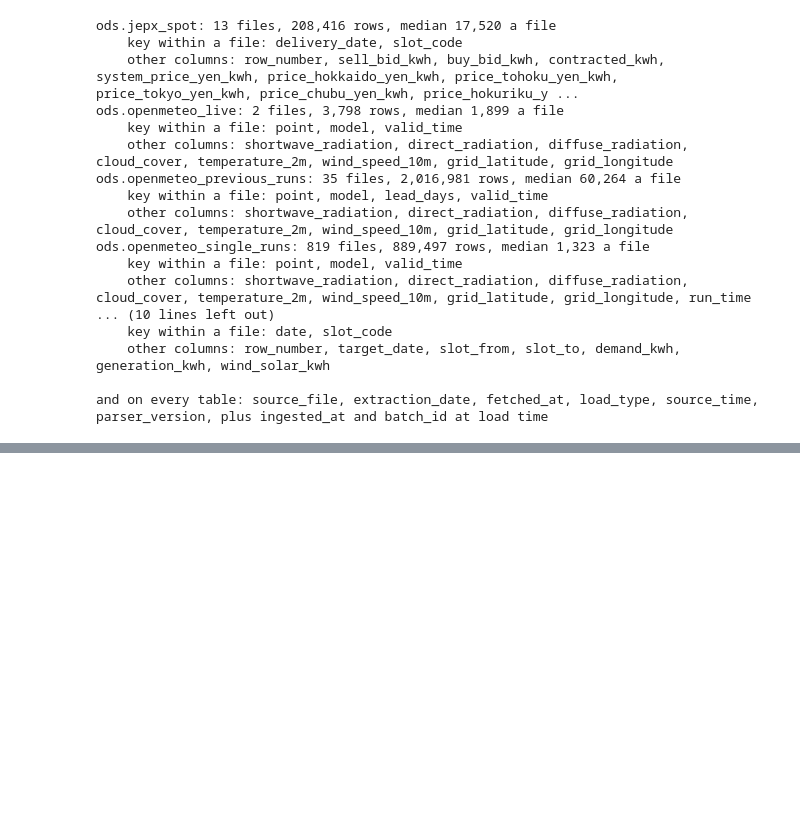
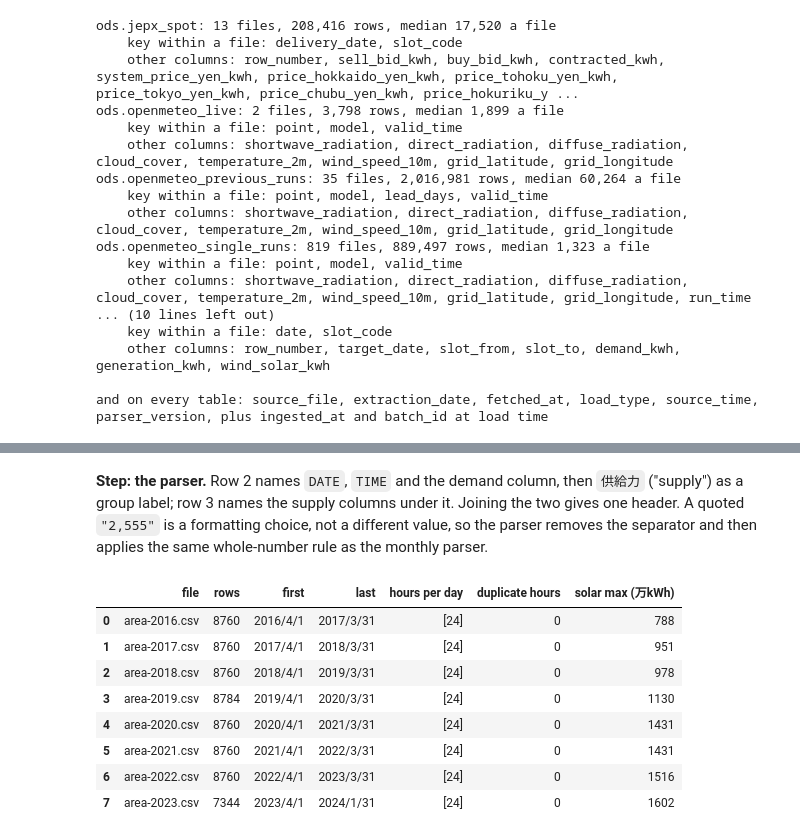
Before and after one commit to iahsanujunda/jtf, a Jupyter notebook: notebooks/02_raw_to_ods.ipynb, the cells around one changed output, grey strips where cells are left out. Drawn from its saved outputs; the diff is of its cells as text; code cells hidden in the pictures; blank space fills up the shorter version.

```diff
--- a/notebooks/02_raw_to_ods.ipynb
+++ b/notebooks/02_raw_to_ods.ipynb
@@ -1158,0 +1206,74 @@ In all, about 1 GB a year, inside BigQuery's free 10 GB of storage: the cost her
+# %% [markdown]
+**Step: the parser.** Row 2 names `DATE`, `TIME` and the demand column, then `供給力` ("supply") as a group label; row 3 names the supply columns under it. Joining the two gives one header. A quoted `"2,555"` is a formatting choice, not a different value, so the parser removes the separator and then applies the same whole-number rule as the monthly parser.
+# %%
+import csv
+
+YEARLY_UNIT_ROW = "単位[万kWh]"
+YEARLY_COLUMNS = {
+    "DATE": "date",
+    "TIME": "time",
+    "東京エリア需要": "area_demand",
+    "原子力": "nuclear",
+    "火力": "thermal",
+    "水力": "hydro",
+    "地熱": "geothermal",
+    "バイオマス": "biomass",
+    "太陽光発電実績": "solar",
+    "太陽光出力制御量": "solar_curtailed",
+    "風力発電実績": "wind",
+    "風力出力制御量": "wind_curtailed",
+    "揚水": "pumped_storage",
+    "連系線": "interconnectors",
+    "合計": "total",
+}
+YEARLY_MEASURES = [c for c in YEARLY_COLUMNS.values() if c not in ("date", "time")]
+
+
+def parse_tepco_actuals_yearly(path: str) -> pd.DataFrame:
+    lines = decode(read(path)).splitlines()
+    unit = lines[0].split(",")[0]
+    if unit != YEARLY_UNIT_ROW:
+        raise ValueError(f"unit row is {unit!r}")
+    top, below = next(csv.reader([lines[1]])), next(csv.reader([lines[2]]))
+    names = top[:3] + below[3:]  # the supply columns sit under 供給力 on row 3
+    unknown = sorted(set(names) - set(YEARLY_COLUMNS))
+    if unknown:
+        raise ValueError(f"no ASCII name for columns {unknown}")
+    rows = [r for r in csv.reader(lines[3:]) if any(v.strip() for v in r)]
+    df = pd.DataFrame([r[: len(names)] for r in rows], columns=names).rename(columns=YEARLY_COLUMNS)
+    df.insert(0, "row_number", range(1, len(df) + 1))
+    for column in YEARLY_MEASURES:
+        values = df[column].str.replace(",", "", regex=False).replace("", None)
+        odd = values.dropna()[~values.dropna().str.fullmatch(r"-?\d+")]
+        if len(odd):
+            raise ValueError(f"{column} has a value that is not a whole number: {odd.iloc[0]!r}")
+        df[column] = pd.to_numeric(values).astype("Int64")
+    return df.assign(**lineage(path, sidecar(path)))
+
+
+checks = []
+for path in yearly["path"]:
+    df = parse_tepco_actuals_yearly(path)
+    day = pd.to_datetime(df["date"], format="%Y/%m/%d")
+    checks.append(
+        {
+            "file": path.rsplit("_", 1)[-1],
+            "rows": len(df),
+            "first": df["date"].iloc[0],
+            "last": df["date"].iloc[-1],
+            "hours per day": sorted(day.value_counts().unique()),
+            "duplicate hours": int(df.duplicated(["date", "time"]).sum()),
+            "solar max (万kWh)": int(df["solar"].max()),
+        }
+    )
+pd.DataFrame(checks)
+# %% [output]
+|  | file | rows | first | last | hours per day | duplicate hours | solar max (万kWh) |
+| 0 | area-2016.csv | 8760 | 2016/4/1 | 2017/3/31 | [24] | 0 | 788 |
+| 1 | area-2017.csv | 8760 | 2017/4/1 | 2018/3/31 | [24] | 0 | 951 |
+| 2 | area-2018.csv | 8760 | 2018/4/1 | 2019/3/31 | [24] | 0 | 978 |
+| 3 | area-2019.csv | 8784 | 2019/4/1 | 2020/3/31 | [24] | 0 | 1130 |
+| 4 | area-2020.csv | 8760 | 2020/4/1 | 2021/3/31 | [24] | 0 | 1431 |
+| 5 | area-2021.csv | 8760 | 2021/4/1 | 2022/3/31 | [24] | 0 | 1431 |
+| 6 | area-2022.csv | 8760 | 2022/4/1 | 2023/3/31 | [24] | 0 | 1516 |
+| 7 | area-2023.csv | 7344 | 2023/4/1 | 2024/1/31 | [24] | 0 | 1602 |
```
Also changed, not shown: parts of 20 cells of this notebook, 1 other file.
